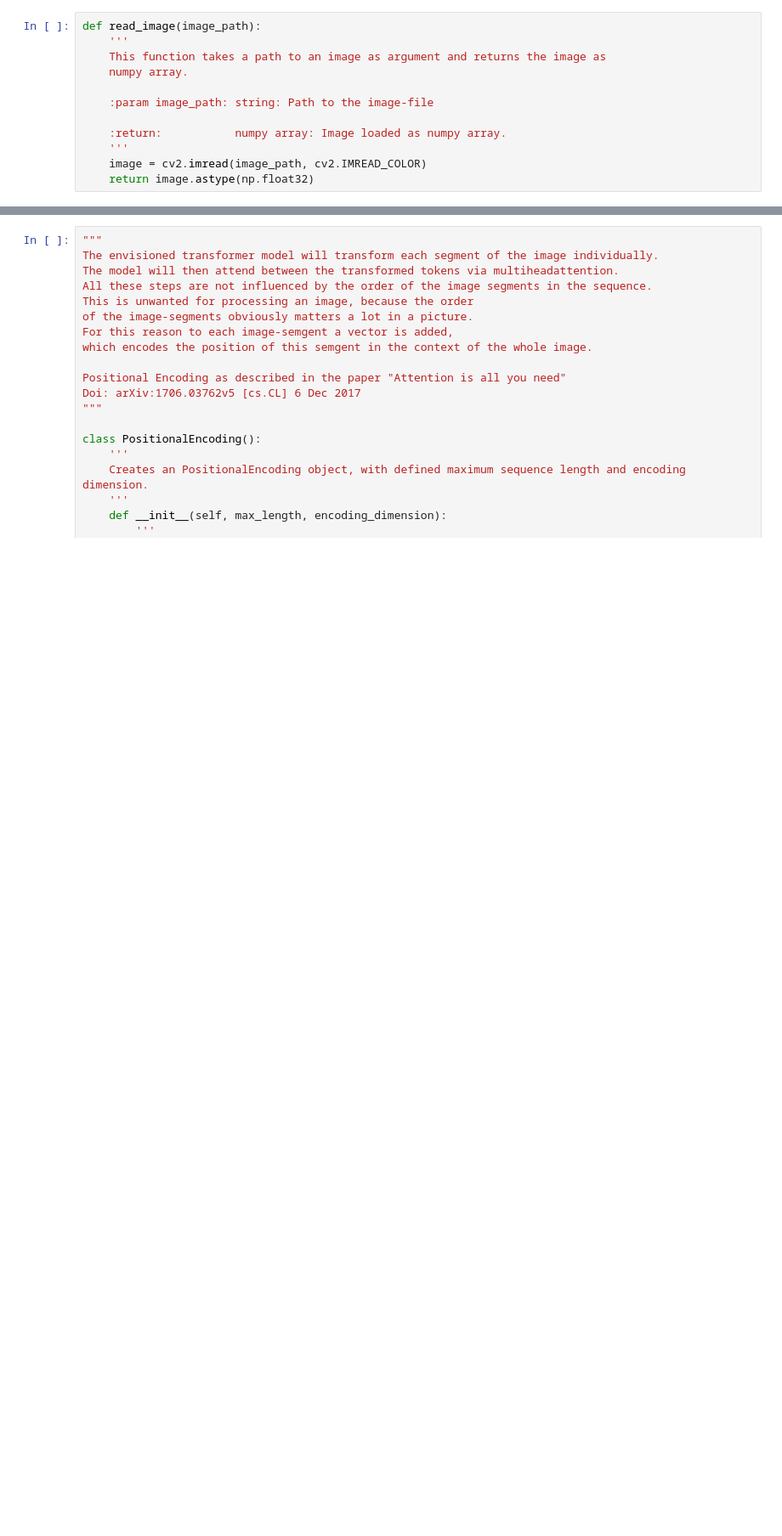
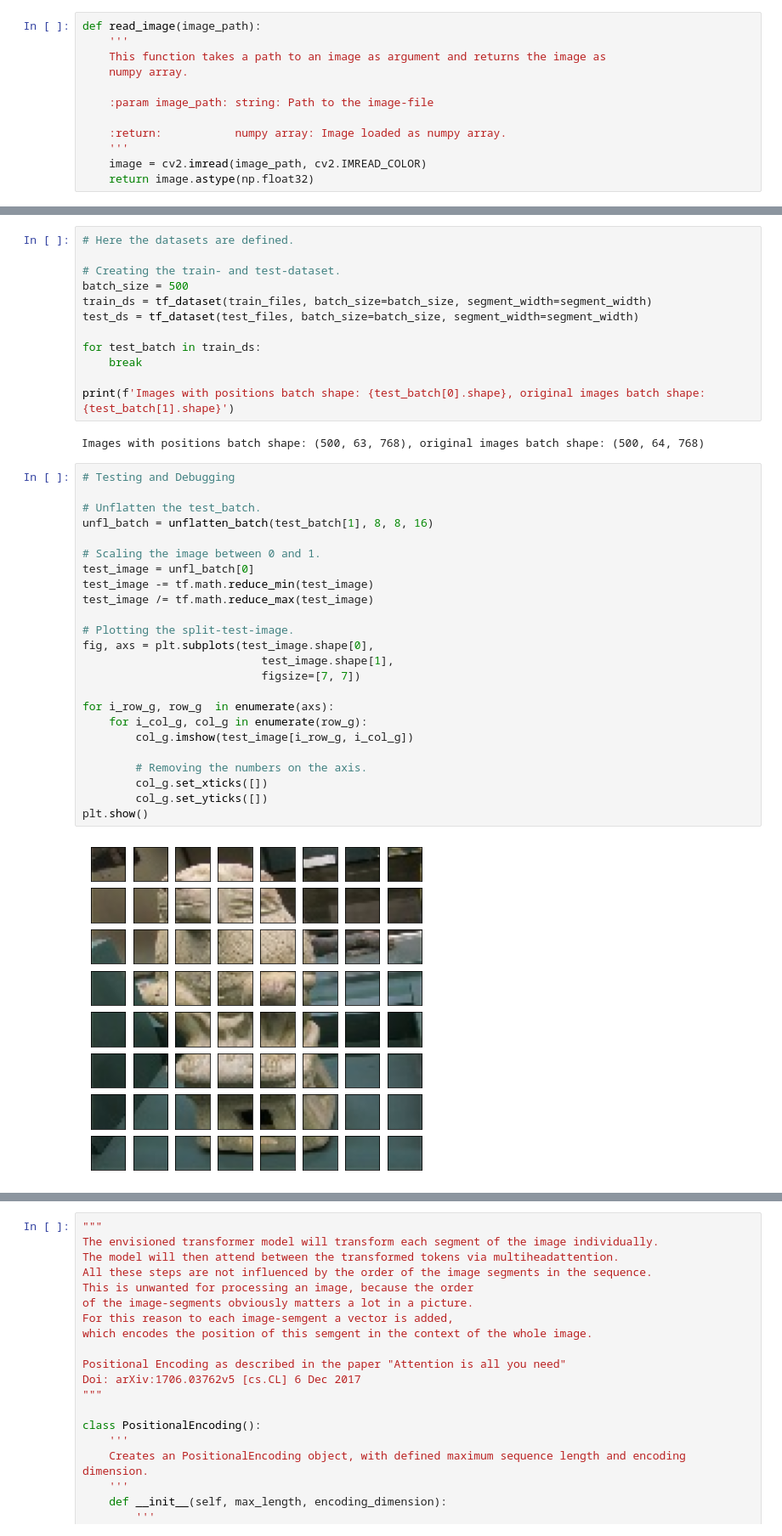
Before and after one commit to LukasBeckers/transformer-image-completion, a Jupyter notebook: Transformer_Model.ipynb, the cells around one changed output, grey strips where cells are left out. Shown at 85% size. Saved outputs shown, nothing was run; the diff lists cells and outputs as text; blank space fills up the shorter version.

```diff
--- a/Transformer_Model.ipynb
+++ b/Transformer_Model.ipynb
@@ -264,0 +370,40 @@ plt.show()
+# %%
+# Here the datasets are defined.
+
+# Creating the train- and test-dataset.
+batch_size = 500
+train_ds = tf_dataset(train_files, batch_size=batch_size, segment_width=segment_width)
+test_ds = tf_dataset(test_files, batch_size=batch_size, segment_width=segment_width)
+
+for test_batch in train_ds:
+    break
+
+print(f'Images with positions batch shape: {test_batch[0].shape}, original images batch shape: {test_batch[1].shape}')
+# %% [output]
+Images with positions batch shape: (500, 63, 768), original images batch shape: (500, 64, 768)
+# %%
+# Testing and Debugging
+
+# Unflatten the test_batch.
+unfl_batch = unflatten_batch(test_batch[1], 8, 8, 16)
+
+# Scaling the image between 0 and 1.
+test_image = unfl_batch[0]
+test_image -= tf.math.reduce_min(test_image)
+test_image /= tf.math.reduce_max(test_image)
+
+# Plotting the split-test-image.
+fig, axs = plt.subplots(test_image.shape[0],
+                           test_image.shape[1],
+                           figsize=[7, 7])
+
+for i_row_g, row_g  in enumerate(axs):
+    for i_col_g, col_g in enumerate(row_g):
+        col_g.imshow(test_image[i_row_g, i_col_g])
+
+        # Removing the numbers on the axis.
+        col_g.set_xticks([])
+        col_g.set_yticks([])
+plt.show()
+# %% [output]
+[figure, added]
```
Also changed, not shown: parts of 40 cells of this notebook.
